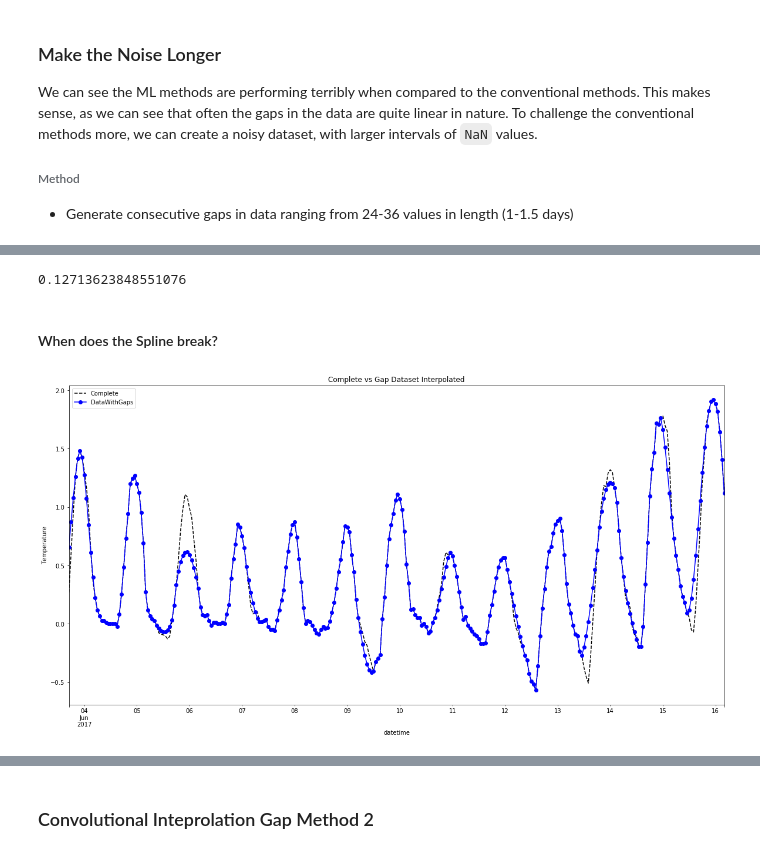
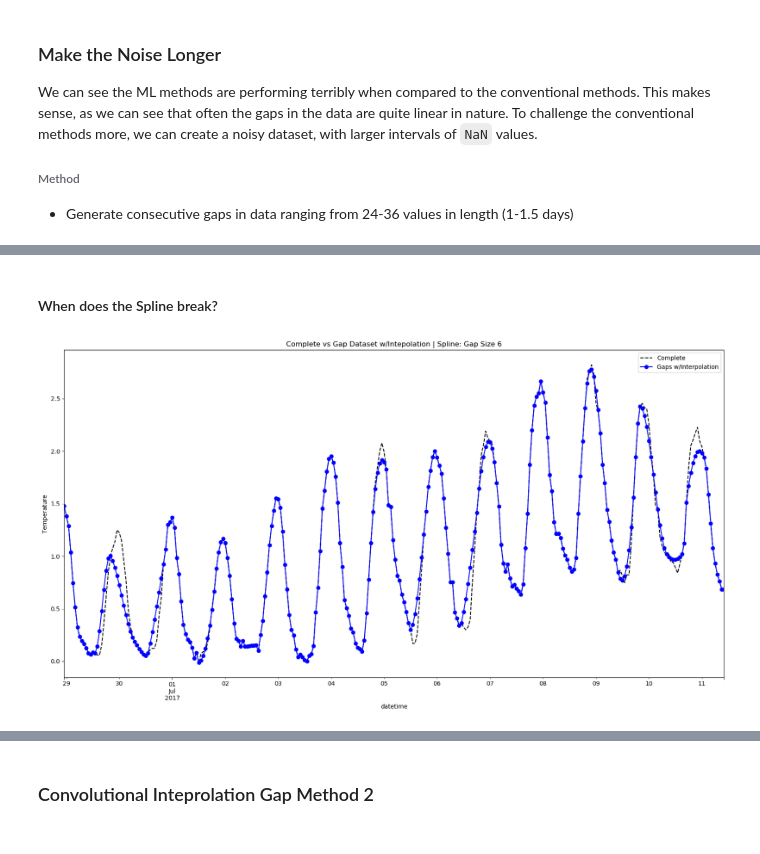
Before and after one commit to franticOreo/WeatherInterpolation, a Jupyter notebook: WeatherDataInterpolation.ipynb, the cells around one changed output, grey strips where cells are left out. Cells and saved outputs as stored; diff of their text form; code cells hidden in the pictures.

```diff
--- a/WeatherDataInterpolation.ipynb
+++ b/WeatherDataInterpolation.ipynb
@@ -124,6 +124,8 @@ train_df_ref, val_df_ref, test_df_ref = split_df(df)
 # Throw out Train and Validation. We will create them later
 _, _, test_df_ref, scaler = scale_datasets(train_df_ref, val_df_ref,
                                                    test_df_ref, y=None)
+# %%
+gap_prob = 0.3
 # %%
 def variable_gap_df(reference_df, gap_prob=gap_prob):
     """Create a Dataframe with artificially inserted gaps (in form of NaN) from a 'complete'
@@ -149,7 +151,7 @@ def variable_gap_df(reference_df, gap_prob=gap_prob):
 
     n_gaps = int(reference_df.shape[0] * gap_prob)
     # randomly choose gap indexes
-    gap_indxs = np.random.choice(a=test_df.shape[0], size=n_gaps, replace=False, p=prob)
+    gap_indxs = np.random.choice(a=reference_df.shape[0], size=n_gaps, replace=False, p=prob)
 
     gap_df = reference_df.copy()
 
@@ -159,7 +161,8 @@ def variable_gap_df(reference_df, gap_prob=gap_prob):
 # %%
 def plot_complete_and_gaps(complete_series, gap_series,
                       gap_prob=gap_prob, sample_size=100,
-                      interpolated=False, fn=False):
+                      interpolated=False, more_text=False,
+                      fn=False):
     '''
         Inputs:
             complete_series: Series containing all values.
@@ -178,7 +181,7 @@ def plot_complete_and_gaps(complete_series, gap_series,
 
 
     # extract datetimes for df indexing
-    test_datetimes =  datetimes[-test_df.shape[0]:]
+    test_datetimes =  datetimes[-gap_series.shape[0]:]
     # Create df for easy plotting
     df_temp_all = pd.DataFrame({'Complete': complete_series,
                                 gap_label: gap_series}).set_index(test_datetimes)
@@ -191,13 +194,20 @@ def plot_complete_and_gaps(complete_series, gap_series,
 
     styles=['k--', 'bo-', 'r*']
 
+    if more_text:
+        more_text = more_text
+    else:
+        more_text = ''
+
     # Plot random sample
     start_index = np.random.randint(low=0, high=df_temp_all.shape[0]-sample_size)
     end_index = start_index + sample_size
 
     df_temp_all.iloc[start_index:end_index, :].plot(style=styles, figsize=(20,10));
-    plt.title(f'Complete vs Gap Dataset {title_suffix}')
+    plt.title(f'Complete vs Gap Dataset {title_suffix} {more_text}')
     plt.ylabel('Temperature');
+
+
 
     # save img.
     if fn: plt.savefig(f'./img/{fn}.png')
@@ -213,5 +223,9 @@ gap_prob = 0.2
 # Make Gap dataframe from Reference Test set (Complete Dataframe)
 gap_test_df, gap_indices = variable_gap_df(test_df_ref, gap_prob=gap_prob)
 
-plot_complete_and_gaps(test_df['temperature'], gap_test_df[RESPONSE_VAR], save=False)
+# For presentation style, large fonts etc.
+# plt.style.use('./presentation.mplstyle')
+plt.style.use('default')
+
+_ = plot_complete_and_gaps(test_df_ref['temperature'], gap_test_df[RESPONSE_VAR], fn=False)
 # %% [output]
@@ -454,15 +472,19 @@ plot_complete_and_gaps(test_df[RESPONSE_VAR], spline_interp[RESPONSE_VAR], sampl
-# %%
-score_interpolation(spline_interp[RESPONSE_VAR], test_df[RESPONSE_VAR])
-# %% [output]
-0.12713623848551076
 # %% [markdown]
 #### When does the Spline break?
 # %%
-gap_test_df = fixed_gap_df(test_df, gap_pct=0.33, gap_size=6)
+gap_size = 6
+fn = f'spline_gap_size_{gap_size}'
+
+gap_test_df = fixed_gap_df(test_df, gap_pct=0.33, gap_size=gap_size)
 
 spline_interp_test = gap_test_df.interpolate(method='akima')
 
-plot_complete_and_gaps(test_df[RESPONSE_VAR], spline_interp_test[RESPONSE_VAR], sample_size=300)
+_ = plot_complete_and_gaps(test_df[RESPONSE_VAR],
+                       spline_interp_test[RESPONSE_VAR],
+                       sample_size=300,
+                       interpolated=True,
+                       more_text=f'| Spline: Gap Size {gap_size}',
+                       fn=False)
 # %% [output]
-[figure, old version]
+[figure, new version]
 # %%
```
Also changed, not shown: parts of 35 cells of this notebook, 11 other files.
